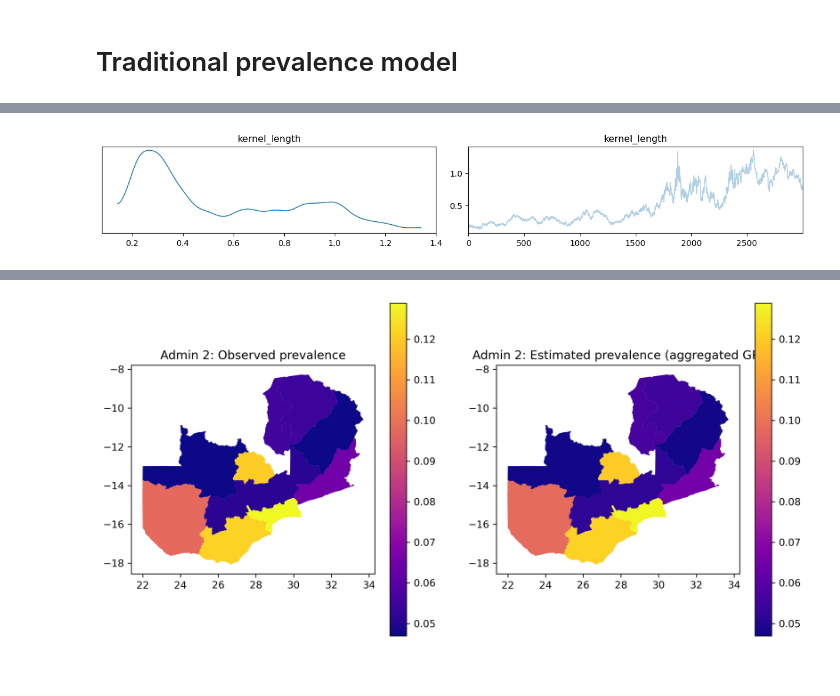
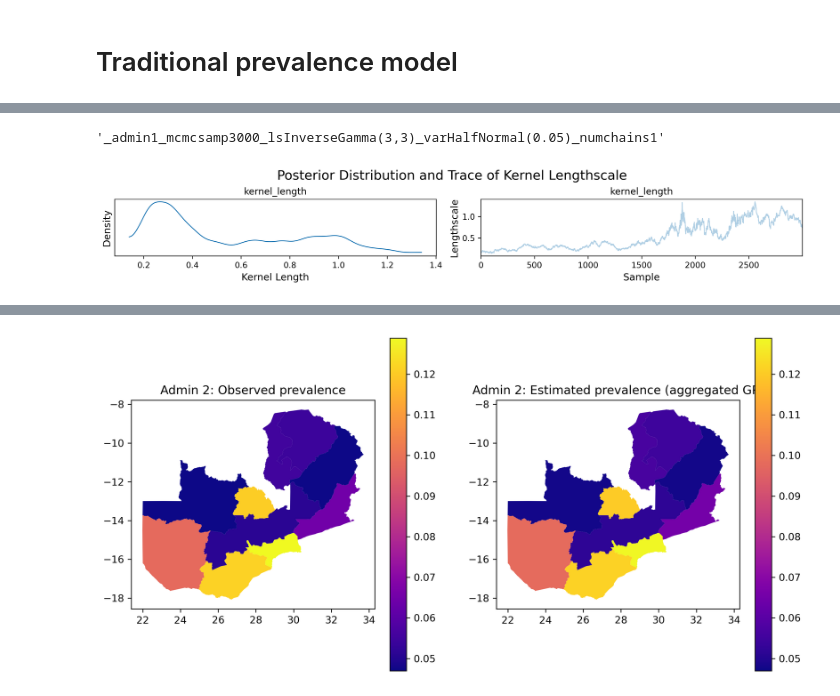
Before and after one commit to selenalinden/aggVAE, a Jupyter notebook: aggVAE_long.ipynb, the cells around one changed output, grey strips where cells are left out. Cells and saved outputs as stored; diff of their text form; code cells hidden in the pictures.

```diff
--- a/aggVAE_long.ipynb
+++ b/aggVAE_long.ipynb
@@ -511,6 +521,7 @@ args = {'n_obs': jnp.array(s.n_obs),
         # MCMC setup
         "num_warmup": 200,
         "num_mcmc_samples": 3000,
+        "num_chains": 4,
 
         # hyperparameters
         "hyperprior_ls_name": "InverseGamma(3,3)",
@@ -577,7 +589,9 @@ if run_mcmc:
     t_elapsed = time.time() - start
 # %%
 # save MCMC
-with open(f"MCMCs/prev_model_gp_aggr_joint_iter{n_samps}_zmb2018_admin{admin_level}_grid{n_x}_long", 'wb') as file:
+# with open(f"MCMCs/prev_model_gp_aggr_joint_iter{n_samps}_zmb2018_admin{admin_level}_grid{n_x}_long", 'wb') as file:
+#    dill.dump(mcmc_gp_aggr, file)
+with open(f"MCMCs/ZMB2018_aggGP"+ model_specs + "mcmc", 'wb') as file:
    dill.dump(mcmc_gp_aggr, file)
 # %%
 # load MCMC
@@ -591,6 +607,7 @@ from numpyro.diagnostics import summary
 import os
 
 # Assuming mcmc_gp_aggr and t_elapsed are defined elsewhere in your code
+run_mcmc = True
 
 if run_mcmc:
     # Get samples and print summary
@@ -617,11 +634,11 @@ if run_mcmc:
     print("kernel_var R-hat : " + str(r_hat_kernel_var))
 
     # Save results in a pickle file
-    with open(f'figures/ZMB2018_aggGP_mcmc_summary_text.pkl', 'wb') as f:
+    with open(f'figures/ZMB2018_aggGP'+model_specs+'/ZMB2018_aggGP'+model_specs+'_mcmc_summary_text.pkl', 'wb') as f:
         pickle.dump(prev_samples_aggr, f)
 
     # Save results in a .tex file
-    with open('figures/ZMB2018_aggGP_mcmc_summary_latex.tex', 'w') as f:
+    with open(f'figures/ZMB2018_aggGP'+model_specs+'/ZMB2018_aggGP'+model_specs+'_mcmc_summary_latex.tex', 'w') as f:
         f.write(r"""
 \documentclass{article}
 \begin{document}
@@ -630,6 +647,10 @@ if run_mcmc:
 \begin{tabular}{|c|c|}
 \hline
 \textbf{Metric} & \textbf{Value} \\
+\hline
+MCMC elapsed time & """ + str(round(t_elapsed)) + r""" s \\
+\hline
+MCMC elapsed time per chain & """ + str(round(t_elapsed / 4)) + r""" s \\
 \hline
 Average ESS for all aggGP effects & """ + str(round(r_gp_aggr)) + r""" \\
 \hline
@@ -649,21 +670,21 @@ kernel\_var R-hat & """ + str(r_hat_kernel_var) + r""" \\
         """)
 
 # Load and verify results
-with open(f'figures/ZMB2018_aggGP_mcmc_summary_text.pkl', 'rb') as f:
+with open(f'figures/ZMB2018_aggGP'+model_specs+'/ZMB2018_aggGP'+model_specs+'_mcmc_summary_text.pkl', 'rb') as f:
     loaded_samples_aggr = pickle.load(f)
 
 # Print to verify pickle file
 print(loaded_samples_aggr)
 
 # Check and print .tex file content to verify
-with open(f'figures/ZMB2018_aggGP_mcmc_summary_latex.tex', 'r') as f:
+with open(f'figures/ZMB2018_aggGP'+model_specs+'/ZMB2018_aggGP'+model_specs+'_mcmc_summary_latex.tex', 'r') as f:
     tex_content = f.read()
 
 print(tex_content)
 
 # Optionally, check if the .tex file exists
 if os.path.exists('mcmc_results.tex'):
-    print(f'figures/ZMB2018_aggGP_mcmc_summary_latex.tex')
+    print(f'figures/ZMB2018_aggGP'+model_specs+'/ZMB2018_aggGP'+model_specs+'_mcmc_summary_latex.tex')
 else:
     print("Error: .tex file was not saved.")
 # %% [output]
@@ -687,11 +709,51 @@ figures/ZMB2018_aggGP_mcmc_summary_latex.tex
+# %%
+model_specs
+# %% [output]
+'_admin1_mcmcsamp3000_lsInverseGamma(3,3)_varHalfNormal(0.05)_numchains1'
 # %%
+# import arviz as az
+# prev_samples_az_gp = az.from_numpyro(mcmc_gp_aggr)
+# az.plot_trace(prev_samples_az_gp,  var_names=("kernel_length"))
+
+# plt.rcParams['figure.dpi'] = 300
+# plt.rcParams['savefig.dpi'] = 300
+# plt.savefig(f'figures/ZMB2018_aggGP'+model_specs+'/ZMB2018_aggGP'+ model_specs + '_ls_posterior_trace.pdf')
+
 import arviz as az
+import matplotlib.pyplot as plt
+
+# Convert samples to ArviZ's InferenceData object
 prev_samples_az_gp = az.from_numpyro(mcmc_gp_aggr)
-az.plot_trace(prev_samples_az_gp,  var_names=("kernel_length"))
 
+# Generate the trace plot for 'kernel_length' and retrieve the axes
+axes = az.plot_trace(prev_samples_az_gp, var_names=("kernel_length"))
+
+# Set the overall title for the figure
+plt.suptitle("Posterior Distribution and Trace of Kernel Lengthscale", fontsize=16)
+
+# Label the x-axis and y-axis for the trace plot (left subplot)
+axes[0, 1].set_xlabel("Sample", fontsize=12)
+axes[0, 1].set_ylabel("Lengthscale", fontsize=12)
+
+# Label the x-axis and y-axis for the posterior distribution plot (right subplot)
+axes[0, 0].set_xlabel("Kernel Length", fontsize=12)
+axes[0, 0].set_ylabel("Density", fontsize=12)
+
+# Add y-axis values (ticks) to the posterior distribution plot
+axes[0, 0].yaxis.set_major_formatter(plt.FuncFormatter(lambda x, _: f'{x:.2f}'))
+
+# # Adjust layout for better spacing
+# plt.tight_layout(rect=[0, 0.03, 1, 0.95])
+
+# Set the desired resolution for the figure
 plt.rcParams['figure.dpi'] = 300
 plt.rcParams['savefig.dpi'] = 300
-plt.savefig(f'figures/ZMB2018_aggGP'+model_specs+'/ZMB2018_aggGP'+ model_specs + '_ls_posterior_trace.pdf')
+
+# Save the figure to a PDF file
+plt.savefig(f'figures/ZMB2018_aggGP{model_specs}/ZMB2018_aggGP{model_specs}_ls_posterior_trace.pdf')
+
+# Display the plot
+plt.show()
 # %% [output]
-[figure, old version]
+[figure, new version]
 # %%
```
Also changed, not shown: parts of 10 cells of this notebook, 15 other files.
